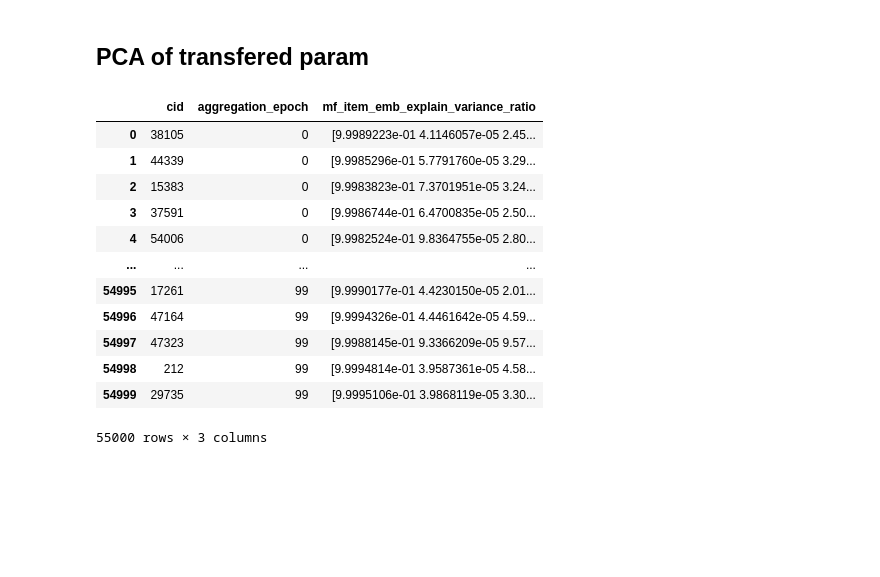
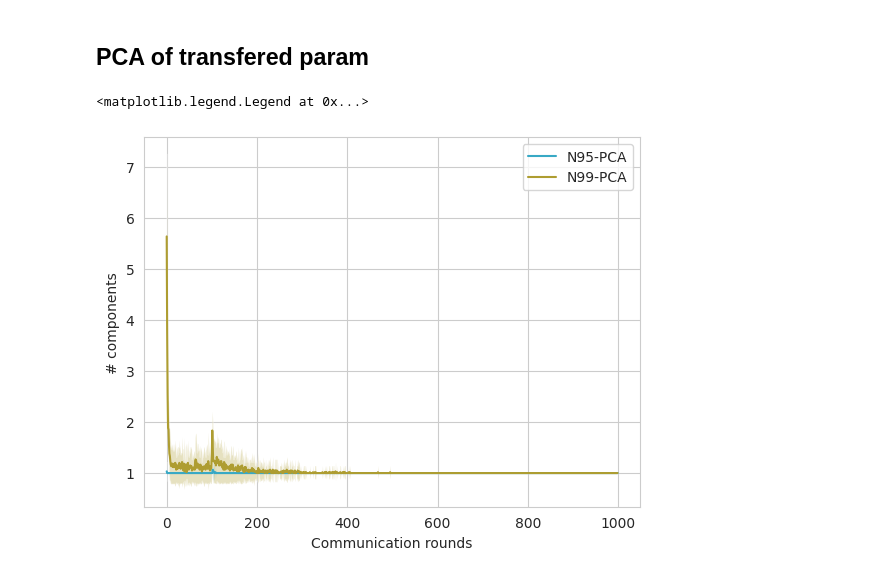
Before and after one commit to tienvu95/LoRA-FedRec, a Jupyter notebook: FederatedTraining/notebooks/WandbViz.ipynb, the cells around one changed output. Cells and saved outputs as stored; diff of their text form; code cells hidden in the pictures; blank space fills up the shorter version.

```diff
--- a/FederatedTraining/notebooks/WandbViz.ipynb
+++ b/FederatedTraining/notebooks/WandbViz.ipynb
@@ -235,23 +231,38 @@ def count_important_components(explained_variance_ratio_, threshold=0.95):
     for ratio in explained_variance_ratio_:
         count += 1
         total += ratio
-        if total > threshold:
-            count -= 1
+        if total >= threshold:
             break
     return count
-# %%
-df.mf_item_emb_explain_variance_ratio.apply
-# %% [output]
-|  | cid | aggregation_epoch | mf_item_emb_explain_variance_ratio |
-| 0 | 38105 | 0 | [9.9989223e-01 4.1146057e-05 2.45... |
-| 1 | 44339 | 0 | [9.9985296e-01 5.7791760e-05 3.29... |
-| 2 | 15383 | 0 | [9.9983823e-01 7.3701951e-05 3.24... |
-| 3 | 37591 | 0 | [9.9986744e-01 6.4700835e-05 2.50... |
-| 4 | 54006 | 0 | [9.9982524e-01 9.8364755e-05 2.80... |
-| ... | ... | ... | ... |
-| 54995 | 17261 | 99 | [9.9990177e-01 4.4230150e-05 2.01... |
-| 54996 | 47164 | 99 | [9.9994326e-01 4.4461642e-05 4.59... |
-| 54997 | 47323 | 99 | [9.9988145e-01 9.3366209e-05 9.57... |
-| 54998 | 212 | 99 | [9.9994814e-01 3.9587361e-05 4.58... |
-| 54999 | 29735 | 99 | [9.9995106e-01 3.9868119e-05 3.30... |
-55000 rows × 3 columns
+# %%
+df['count_important_95'] = df.mf_item_emb_explain_variance_ratio.apply(lambda x: count_important_components(map(float, x[1:-1].split()), 0.95))
+df['count_important_99'] = df.mf_item_emb_explain_variance_ratio.apply(lambda x: count_important_components(map(float, x[1:-1].split()), 0.99))
+# %%
+count_importants = df.groupby("aggregation_epoch")['count_important_95'].mean().values
+count_importants_std = df.groupby("aggregation_epoch")['count_important_95'].std().values
+
+count_importants_99 = df.groupby("aggregation_epoch")['count_important_99'].mean().values
+count_importants_std_99 = df.groupby("aggregation_epoch")['count_important_99'].std().values
+# %%
+count_importants = count_importants[:1000]
+count_importants_std = count_importants_std[:1000]
+count_importants_99 = count_importants_99[:1000]
+count_importants_std_99 = count_importants_std_99[:1000]
+# %%
+fig, ax = plt.subplots()
+clrs = sns.color_palette("husl", 5)
+epochs = np.arange(len(count_importants))
+sns.set_style("whitegrid")
+ax.plot(epochs, count_importants, c=clrs[3], label="N95-PCA")
+ax.fill_between(epochs, count_importants - count_importants_std, count_importants + count_importants_std, alpha=.3, facecolor=clrs[3])
+
+ax.plot(epochs, count_importants_99, c=clrs[1], label="N99-PCA")
+ax.fill_between(epochs, count_importants_99 - count_importants_std_99, count_importants_99 + count_importants_std_99, alpha=.3, facecolor=clrs[1])
+
+# ax.set_ylim([0, 15])
+ax.set_ylabel("# components")
+ax.set_xlabel("Communication rounds")
+ax.legend()
+# %% [output]
+<matplotlib.legend.Legend at 0x...>
+[figure, added]
```
Also changed, not shown: parts of 16 cells of this notebook, 9 other files.
